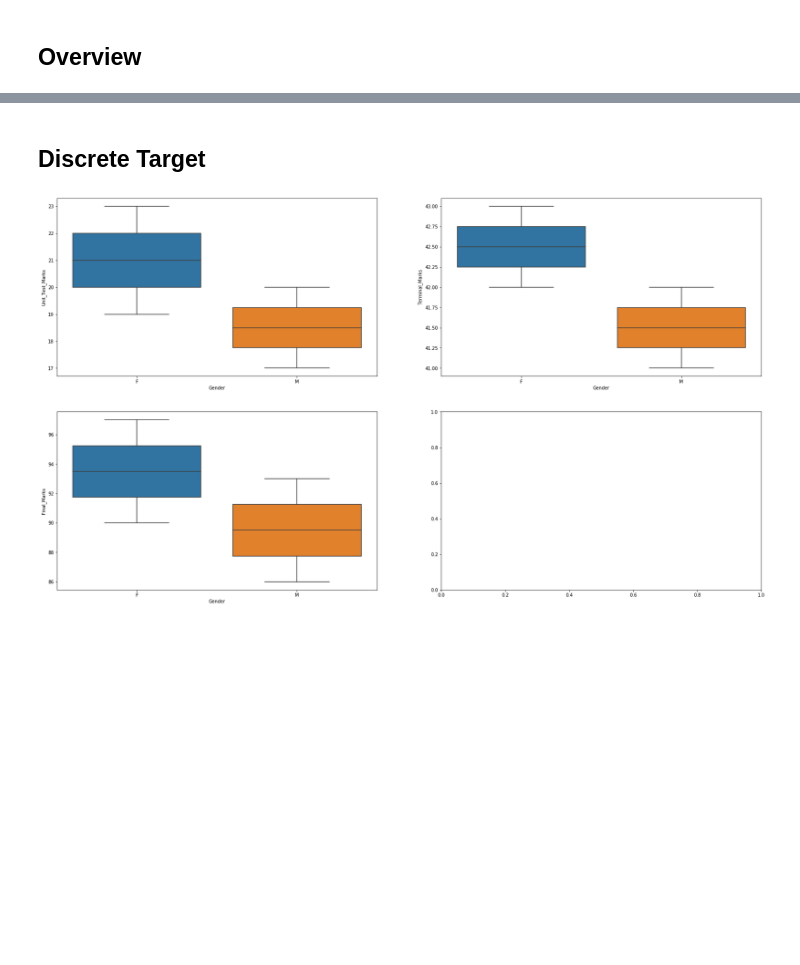
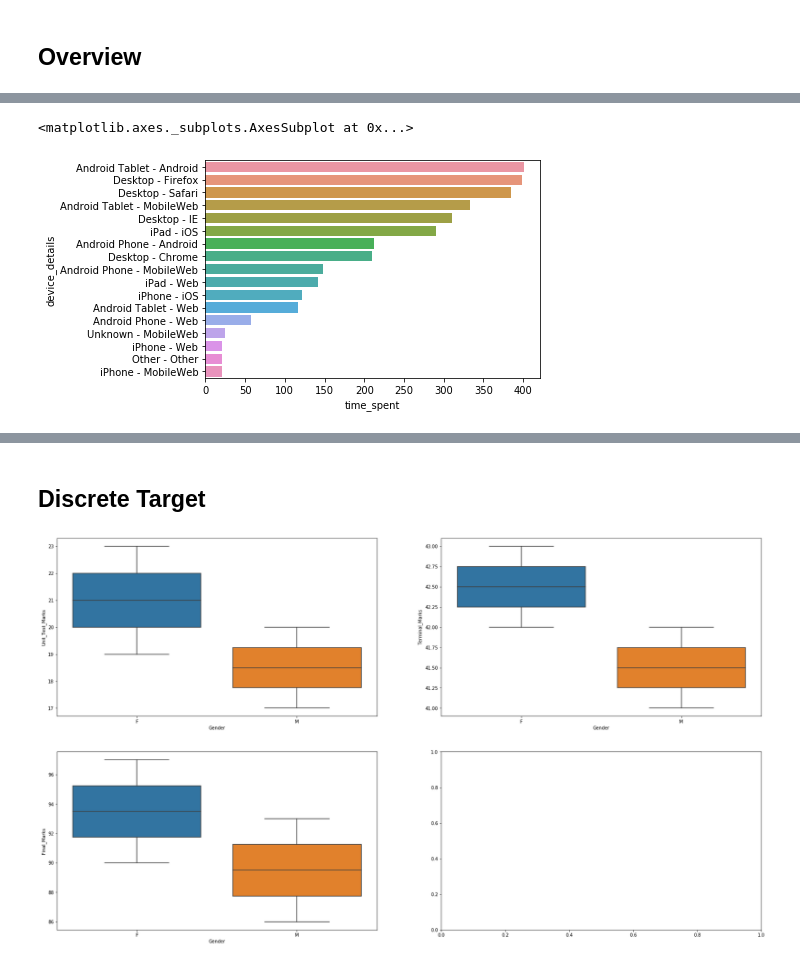
Before and after one commit to susmitpy/DataScienceProjectStarterKit, a Jupyter notebook: phases/EDA_FE.ipynb, the cells around one changed output, grey strips where cells are left out. Cells and saved outputs as stored; diff of their text form; code cells hidden in the pictures; blank space fills up the shorter version.

```diff
--- a/phases/EDA_FE.ipynb
+++ b/phases/EDA_FE.ipynb
@@ -80 +122,8 @@ No of unique categories : 2
+# %%
+a=pd.DataFrame(df.groupby("device_details")["time_spent"].median()).sort_values("time_spent",ascending=False)
+a=a.reset_index()
+sns.barplot(x="time_spent",y="device_details",data=a,)
+# %% [output]
+<matplotlib.axes._subplots.AxesSubplot at 0x...>
+[figure, added]
 # %%
```
Also changed, not shown: parts of 18 cells of this notebook, 3 other files.
